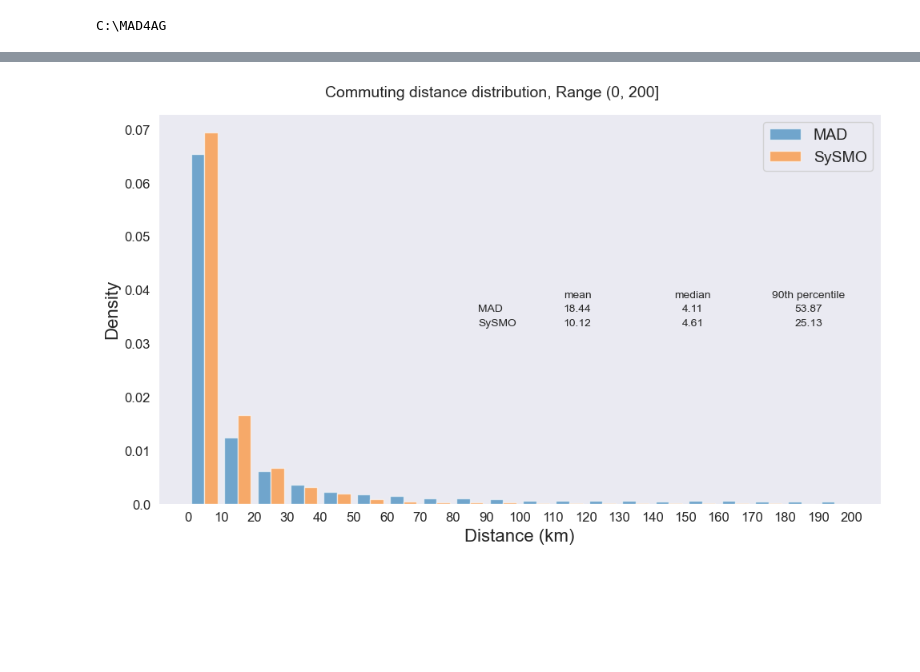
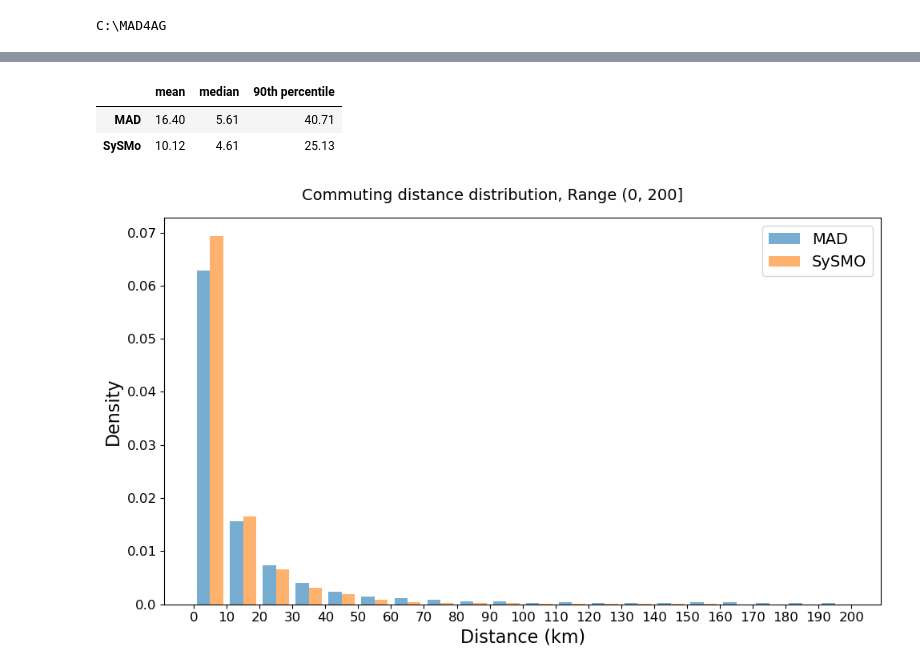
Before and after one commit to tozlucaglar/MAD4AG, a Jupyter notebook: src/9.1-Trip-distance-evaluation.ipynb, the cells around one changed output, grey strips where cells are left out. Drawn from its saved outputs; the diff is of its cells as text; code cells hidden in the pictures; blank space fills up the shorter version.

```diff
--- a/src/9.1-Trip-distance-evaluation.ipynb
+++ b/src/9.1-Trip-distance-evaluation.ipynb
@@ -18,7 +18,7 @@ warnings.filterwarnings('ignore')
 # %% [output]
 C:\MAD4AG
 # %%
-file = r'.\dbs\twins\03-19-schedule-0.pkl'
+file = r'.\dbs\twins\03-21-schedule-0.pkl'
 
 df_act_schedule_0 = pd.read_pickle(file)
 # %%
@@ -89,38 +100,53 @@ plt.show()
+# %%
+MAD_commute = df_act_schedule_0_dist['trip_distance'][(df_act_schedule_0_dist['trip_distance']<201)&(df_act_schedule_0_dist['purpose']=='Work')]
+SySMo_commute = df_syn_act_plan_dist['trip_distance'][(df_syn_act_plan_dist['trip_distance']<201)&(df_syn_act_plan_dist['act_purpose']==4)]
+# %%
+MAD_mean=MAD_commute.mean().round(decimals=2)
+MAD_median=MAD_commute.median().round(decimals=2)
+MAD_90= np.round(MAD_commute.quantile(0.9),2)
+SySMO_mean=SySMo_commute.mean().round(decimals=2)
+SySMO_median=SySMo_commute.median().round(decimals=2)
+SySMO_90=SySMo_commute.quantile(0.9).round(decimals=2)
+
+pd.DataFrame(index=['MAD', 'SySMo'],data=[[MAD_mean,MAD_median,MAD_90],[SySMO_mean,SySMO_median,SySMO_90]],columns=['mean','median','90th percentile'])
+# %% [output]
+|  | mean | median | 90th percentile |
+| MAD | 16.40 | 5.61 | 40.71 |
+| SySMo | 10.12 | 4.61 | 25.13 |
 # %%
 fig, (ax0) = plt.subplots(nrows=1, ncols=1, figsize = (10, 6))
 
-MAD_commute = df_act_schedule_0_dist['trip_distance'][(df_act_schedule_0_dist['trip_distance']<201)&(df_act_schedule_0_dist['purpose']<'Work')]
-SySMo_commute = df_syn_act_plan_dist['trip_distance'][(df_syn_act_plan_dist['trip_distance']<201)&(df_syn_act_plan_dist['act_purpose']==4)]
+
 
 ax0.hist([MAD_commute,SySMo_commute], density=True, histtype='bar', alpha=0.6, bins=range(0,201,10), label=['MAD','SySMO'])
 
 ax0.grid(visible=False)
 
 ax0.legend( prop={'size': 14}, fontsize=14)
 ax0.set_xlabel('Distance (km)', fontsize=16)
 ax0.set_xticks(range(0,201,10),range(0,201,10), fontsize=12)
 ax0.set_yticklabels(np.arange(0.00, 0.07, 0.01), fontsize=12)
 ax0.set_ylabel('Density', fontsize=16)
 
 
-MAD_mean=MAD_commute.mean().round(decimals=2)
-MAD_median=MAD_commute.median().round(decimals=2)
-MAD_90= np.round(MAD_commute.quantile(0.9),2)
-SySMO_mean=SySMo_commute.mean().round(decimals=2)
-SySMO_median=SySMo_commute.median().round(decimals=2)
-SySMO_90=SySMo_commute.quantile(0.9).round(decimals=2)
-
-ax0.table(cellText=[[MAD_mean,MAD_median,MAD_90], [SySMO_mean,SySMO_median,SySMO_90]],
-          cellLoc='center',
-                  colWidths = [0.16]*3,
-                  rowLabels=['MAD','SySMO'],
-                  colLabels=['mean','median','90th percentile'],
-                  loc='center right',edges='open')
+# MAD_mean=MAD_commute.mean().round(decimals=2)
+# MAD_median=MAD_commute.median().round(decimals=2)
+# MAD_90= np.round(MAD_commute.quantile(0.9),2)
+# SySMO_mean=SySMo_commute.mean().round(decimals=2)
+# SySMO_median=SySMo_commute.median().round(decimals=2)
+# SySMO_90=SySMo_commute.quantile(0.9).round(decimals=2)
+#
+# ax0.table(cellText=[[MAD_mean,MAD_median,MAD_90], [SySMO_mean,SySMO_median,SySMO_90]],
+#           cellLoc='center',
+#                   colWidths = [0.16]*3,
+#                   rowLabels=['MAD','SySMO'],
+#                   colLabels=['mean','median','90th percentile'],
+#                   loc='center right',edges='open')
 
 
 fig.suptitle('Commuting distance distribution, Range (0, 200]' , fontsize=14)
 fig.tight_layout()
-#plt.savefig("./figures/commute_distance_MAD_SySMO.png")
+plt.savefig("./figures/commute_distance_MAD_SySMO.png")
 plt.show()
 # %% [output]
-[figure, old version]
+[figure, new version]
```
Also changed, not shown: parts of 6 cells of this notebook, 12 other files.
